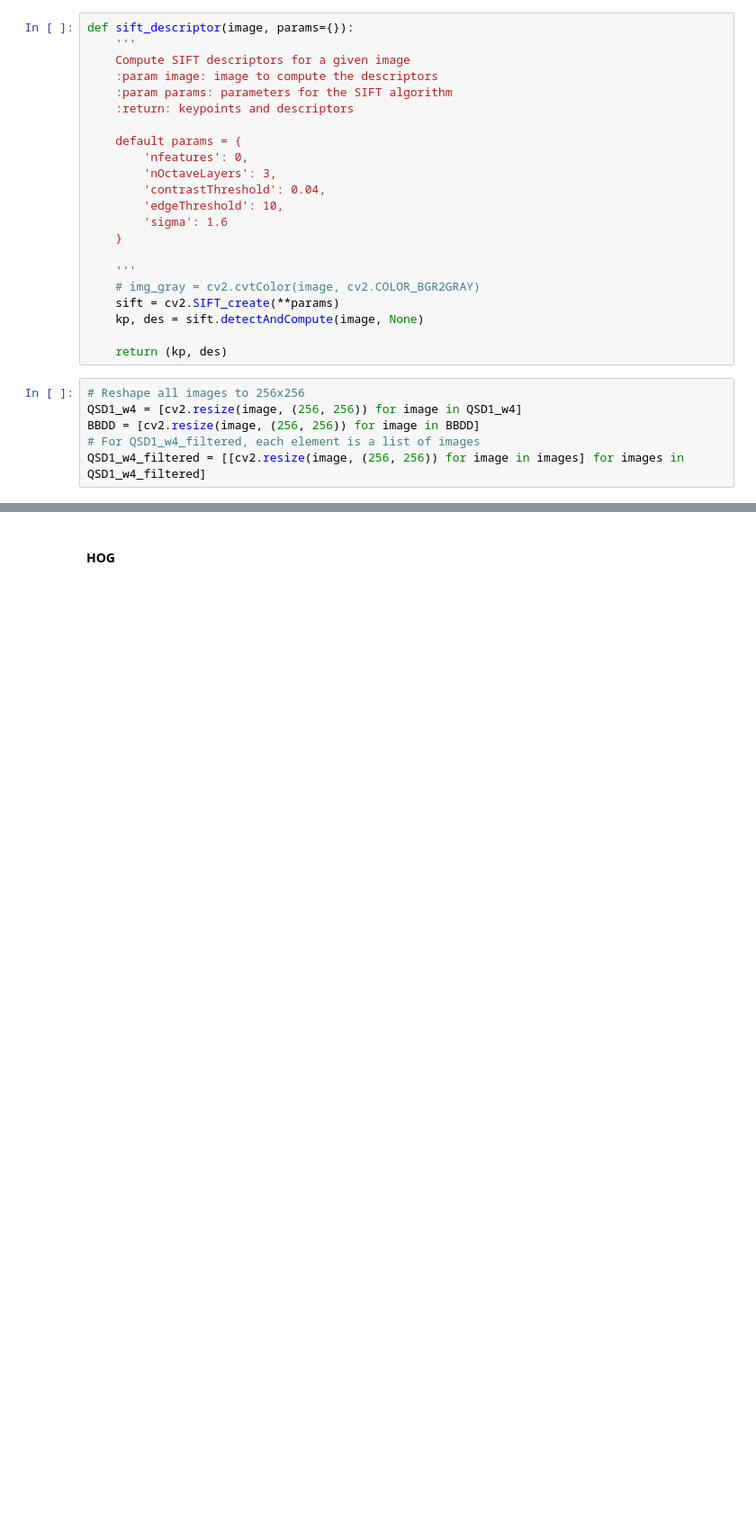
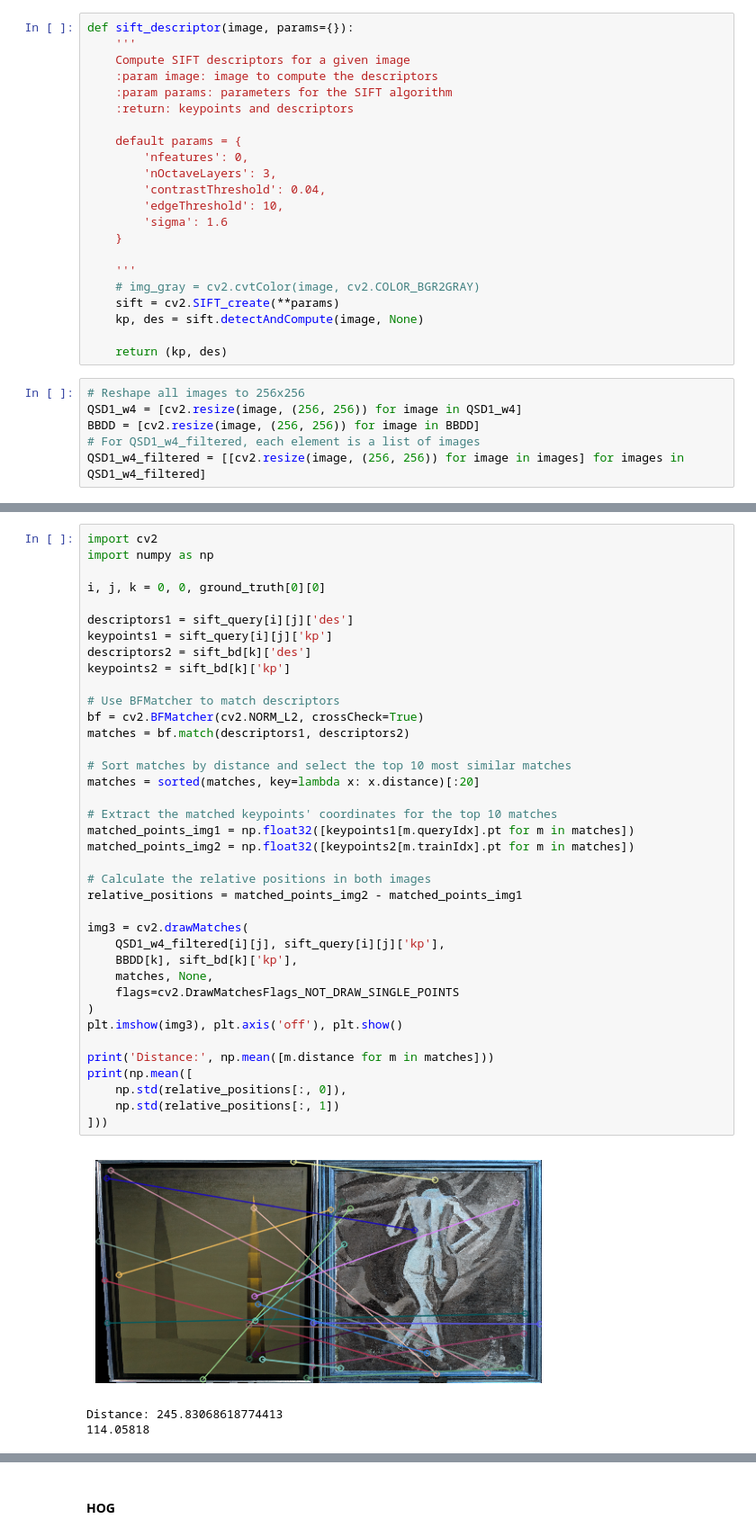
Before and after one commit to MCV-2024-C1-Project/Team5, a Jupyter notebook: week4/week4.ipynb, the cells around one changed output, grey strips where cells are left out. Shown at 90% size. Saved outputs shown, nothing was run; the diff lists cells and outputs as text; blank space fills up the shorter version.

Commit message:
sift working

```diff
--- a/week4/week4.ipynb
+++ b/week4/week4.ipynb
@@ -220,3 +313,45 @@ for i in tqdm(range(30)):
+# %%
+import cv2
+import numpy as np
+
+i, j, k = 0, 0, ground_truth[0][0]
+
+descriptors1 = sift_query[i][j]['des']
+keypoints1 = sift_query[i][j]['kp']
+descriptors2 = sift_bd[k]['des']
+keypoints2 = sift_bd[k]['kp']
+
+# Use BFMatcher to match descriptors
+bf = cv2.BFMatcher(cv2.NORM_L2, crossCheck=True)
+matches = bf.match(descriptors1, descriptors2)
+
+# Sort matches by distance and select the top 10 most similar matches
+matches = sorted(matches, key=lambda x: x.distance)[:20]
+
+# Extract the matched keypoints' coordinates for the top 10 matches
+matched_points_img1 = np.float32([keypoints1[m.queryIdx].pt for m in matches])
+matched_points_img2 = np.float32([keypoints2[m.trainIdx].pt for m in matches])
+
+# Calculate the relative positions in both images
+relative_positions = matched_points_img2 - matched_points_img1
+
+img3 = cv2.drawMatches(
+    QSD1_w4_filtered[i][j], sift_query[i][j]['kp'],
+    BBDD[k], sift_bd[k]['kp'],
+    matches, None,
+    flags=cv2.DrawMatchesFlags_NOT_DRAW_SINGLE_POINTS
+)
+plt.imshow(img3), plt.axis('off'), plt.show()
+
+print('Distance:', np.mean([m.distance for m in matches]))
+print(np.mean([
+    np.std(relative_positions[:, 0]),
+    np.std(relative_positions[:, 1])
+]))
+# %% [output]
+[figure, added]
+Distance: 245.83068618774413
+114.05818
 # %%
 import importlib
 import src.metrics  # re-import the module to make sure it's recognized
```
Also changed, not shown: parts of 9 cells of this notebook, 1 other file.
